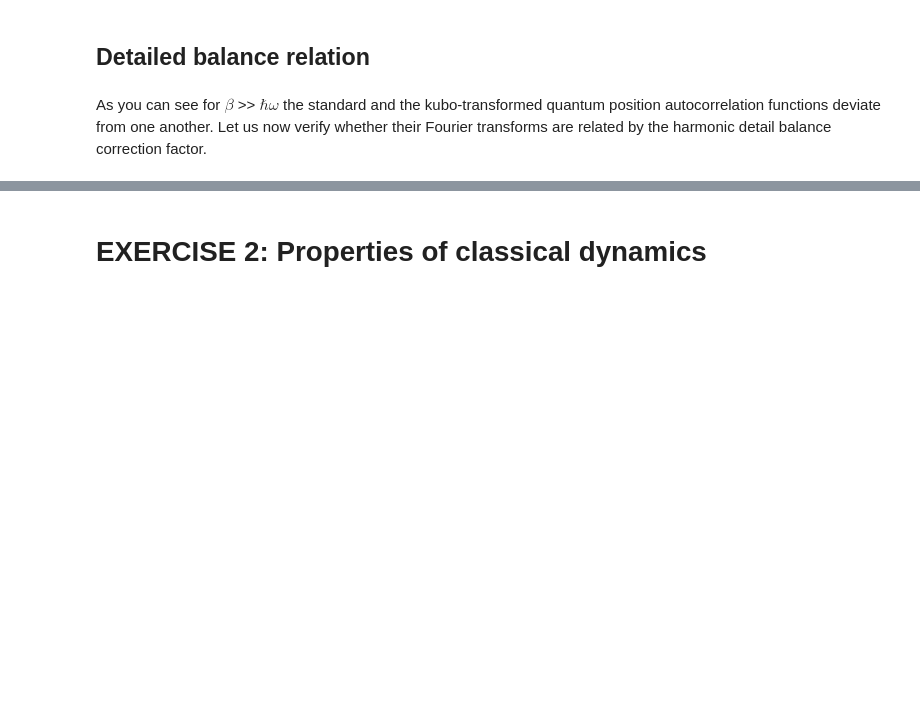
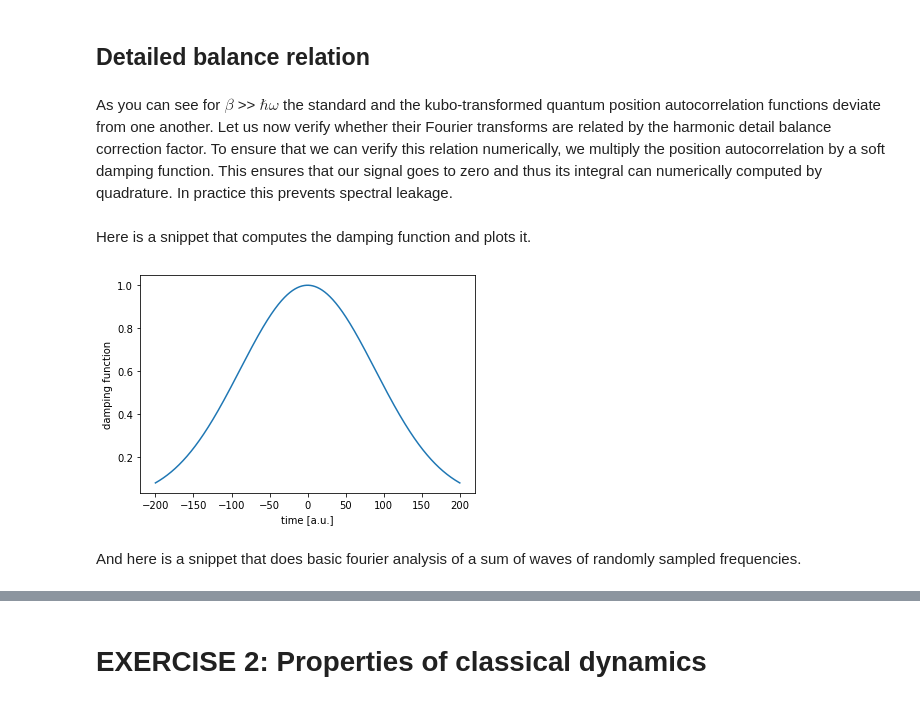
Before and after one commit to i-pi/pimd-mooc, a Jupyter notebook: 3-rpmd.ipynb, the cells around one changed output, grey strips where cells are left out. Cells and saved outputs as stored; diff of their text form; code cells hidden in the pictures; blank space fills up the shorter version.

```diff
--- a/3-rpmd.ipynb
+++ b/3-rpmd.ipynb
@@ -238,7 +226,27 @@ plt.show()
 # %% [markdown]
 ## Detailed balance relation
 # %% [markdown]
-As you can see for $\beta$ >> $\hbar \omega$ the standard and the kubo-transformed quantum position autocorrelation functions deviate from one another. Let us now verify whether their Fourier transforms are related by the harmonic detail balance correction factor.
+As you can see for $\beta$ >> $\hbar \omega$ the standard and the kubo-transformed quantum position autocorrelation functions deviate from one another. Let us now verify whether their Fourier transforms are related by the harmonic detail balance correction factor. To ensure that we can verify this relation numerically, we multiply the position autocorrelation by a soft damping function. This ensures that our signal goes to zero and thus its integral can numerically computed by quadrature. In practice this prevents spectral leakage.
+# %% [markdown]
+Here is a snippet that computes the damping function and plots it.
+# %%
+t = np.linspace(-200,200, 10000)
+
+def fdamp(t):
+    """
+    An even dampling function
+    """
+
+    return np.exp(-(t / 40 / np.pi)**2)
+
+plt.xlabel('time [a.u.]')
+plt.ylabel('damping function')
+plt.plot(t, fdamp(t), label='')
+plt.show()
+# %% [output]
+[figure, added]
+# %% [markdown]
+And here is a snippet that does basic fourier analysis of a sum of waves of randomly sampled frequencies.
 # %%
 t = np.linspace(-100,100, 10000)
 plt.title('$C_{qq}$ of a harmonic oscillator\n [m = 1; hbar = 1; $beta$ = 1; $\omega$=1]')
```
Also changed, not shown: parts of 60 cells of this notebook, 1 other file.
